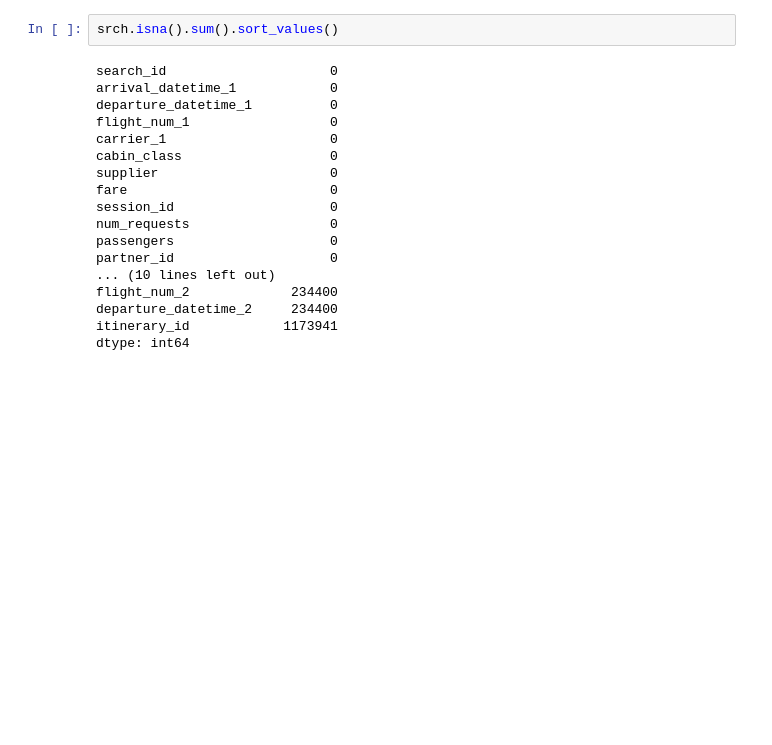
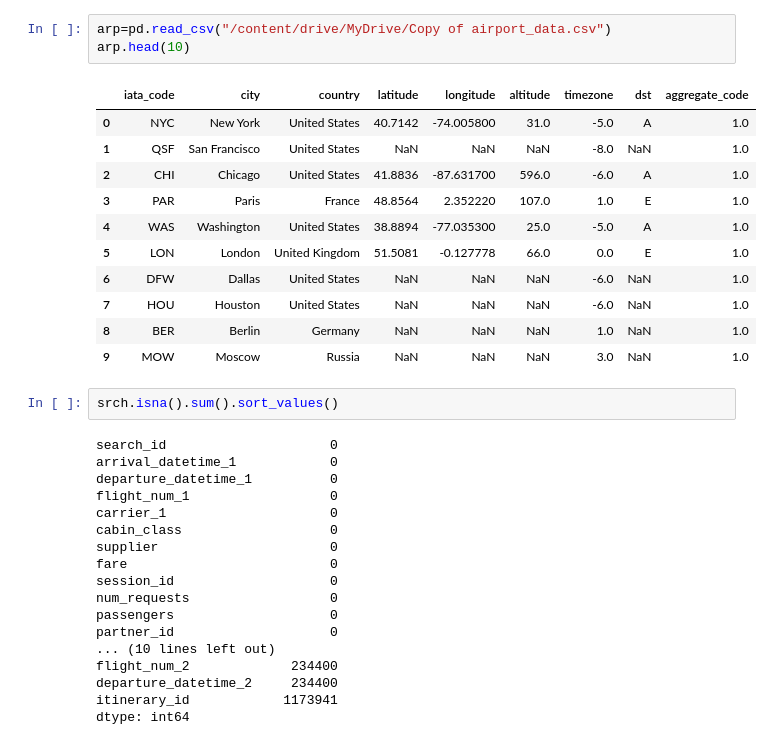
Before and after one commit to easyMil/Is_Individual, a Jupyter notebook: fl.ipynb, the cells around one changed output. Drawn from its saved outputs; the diff is of its cells as text; blank space fills up the shorter version.

```diff
--- a/fl.ipynb
+++ b/fl.ipynb
@@ -29,6 +29,21 @@ srch.head(10).T
 | departure_datetime_2 | 2017-04-16T21:30:00-04:00 | NaN | 2017-06-03T13:00:00 | 2017-05-28T12:55:00; 2017-05-28T1... | 2017-04-19T20:00:00; 2017-04-20T0... | NaN | 2017-02-13T08:47:00; 2017-02-13T1... | NaN | 2017-05-28T08:25:00; 2017-05-28T1... | 2017-03-09T06:00:00; 2017-03-09T1... |
 | arrival_datetime_2 | 2017-04-17T00:33:00-07:00 | NaN | 2017-06-03T14:36:00 | 2017-05-28T16:05:00; 2017-05-28T1... | 2017-04-19T21:20:00; 2017-04-20T0... | NaN | 2017-02-13T10:30:00; 2017-02-13T1... | NaN | 2017-05-28T10:18:00; 2017-05-28T1... | 2017-03-09T08:35:00; 2017-03-09T2... |
 | itinerary_id | 294f363b-86f0-4e67-abe9-05221dadb8b8 | d9592a05-c850-4abd-9cf1-9fe8343d556c | c53826cf-1fba-42a6-a765-941628e1901e | 37a44686-8347-4c72-8690-c9432349f9a6 | 52248983-0449-411f-9794-88c7bc098faa | 2e3afcd8-7d56-4b49-a71b-f85c23e1b807 | 619b0f7c-825f-47b1-a191-300862feff80 | 22b48ef5-4ff1-4356-86e8-4e37226d3bfb | ead1e4c6-6d82-4aed-9d65-94e4b4d67ab0 | b84a4eca-fd5f-4794-afaa-e1d0e7231537 |
+# %%
+arp=pd.read_csv("/content/drive/MyDrive/Copy of airport_data.csv")
+arp.head(10)
+# %% [output]
+|  | iata_code | city | country | latitude | longitude | altitude | timezone | dst | aggregate_code |
+| 0 | NYC | New York | United States | 40.7142 | -74.005800 | 31.0 | -5.0 | A | 1.0 |
+| 1 | QSF | San Francisco | United States | NaN | NaN | NaN | -8.0 | NaN | 1.0 |
+| 2 | CHI | Chicago | United States | 41.8836 | -87.631700 | 596.0 | -6.0 | A | 1.0 |
+| 3 | PAR | Paris | France | 48.8564 | 2.352220 | 107.0 | 1.0 | E | 1.0 |
+| 4 | WAS | Washington | United States | 38.8894 | -77.035300 | 25.0 | -5.0 | A | 1.0 |
+| 5 | LON | London | United Kingdom | 51.5081 | -0.127778 | 66.0 | 0.0 | E | 1.0 |
+| 6 | DFW | Dallas | United States | NaN | NaN | NaN | -6.0 | NaN | 1.0 |
+| 7 | HOU | Houston | United States | NaN | NaN | NaN | -6.0 | NaN | 1.0 |
+| 8 | BER | Berlin | Germany | NaN | NaN | NaN | 1.0 | NaN | 1.0 |
+| 9 | MOW | Moscow | Russia | NaN | NaN | NaN | 3.0 | NaN | 1.0 |
 # %%
 srch.isna().sum().sort_values()
 # %% [output]
```
Also changed, not shown: parts of 6 cells of this notebook.
